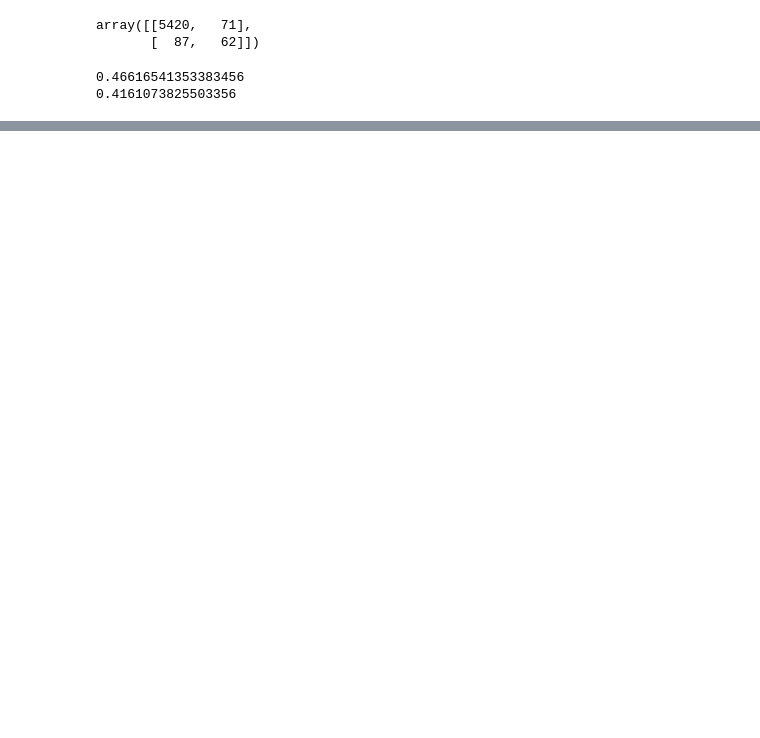
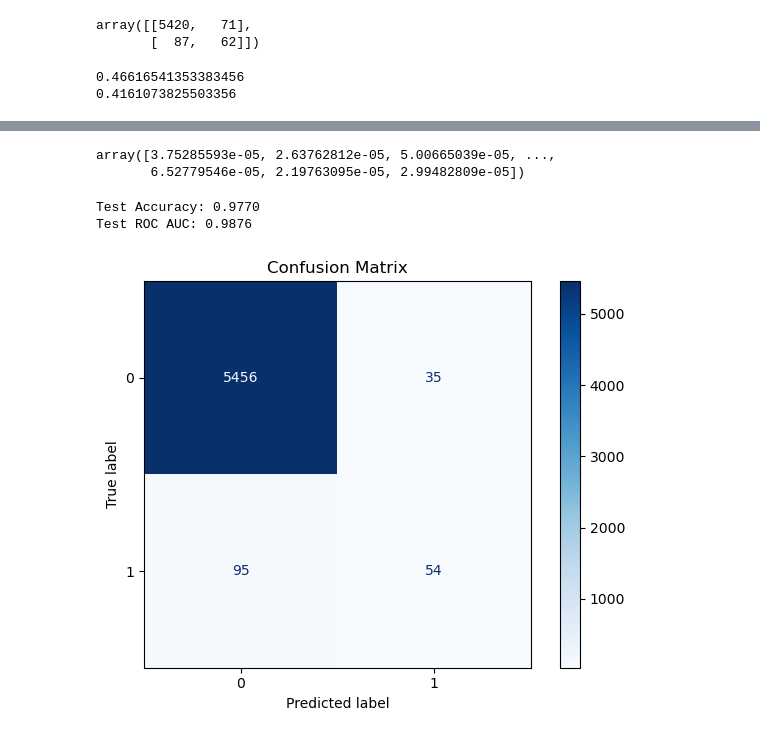
Before and after one commit to yzhao2433/LoanDelinquencyProject, a Jupyter notebook: data_prepartion.ipynb, the cells around one changed output, grey strips where cells are left out. Drawn from its saved outputs; the diff is of its cells as text; code cells hidden in the pictures; blank space fills up the shorter version.

```diff
--- a/data_prepartion.ipynb
+++ b/data_prepartion.ipynb
@@ -511,0 +585,23 @@ print (recall_score(y_test, predictions_test))
+# %%
+y_pred= final_model.predict(X_test_scaled)
+y_pred_proba = final_model.predict_proba(X_test_scaled)[:, 1]
+# %% [output]
+array([3.75285593e-05, 2.63762812e-05, 5.00665039e-05, ...,
+       6.52779546e-05, 2.19763095e-05, 2.99482809e-05])
+# %%
+# Calculate metrics
+test_accuracy = accuracy_score(y_test, y_pred)
+test_roc_auc = roc_auc_score(y_test, y_pred_proba)
+conf_matrix = confusion_matrix(y_test, y_pred)
+
+print(f"Test Accuracy: {test_accuracy:.4f}")
+print(f"Test ROC AUC: {test_roc_auc:.4f}")
+# %% [output]
+Test Accuracy: 0.9770
+Test ROC AUC: 0.9876
+# %%
+ConfusionMatrixDisplay(confusion_matrix=confusion_matrix(y_test,y_pred)).plot(cmap='Blues')
+plt.title('Confusion Matrix')
+plt.tight_layout()
+# %% [output]
+[figure, added]
```
Also changed, not shown: parts of 13 cells of this notebook.
